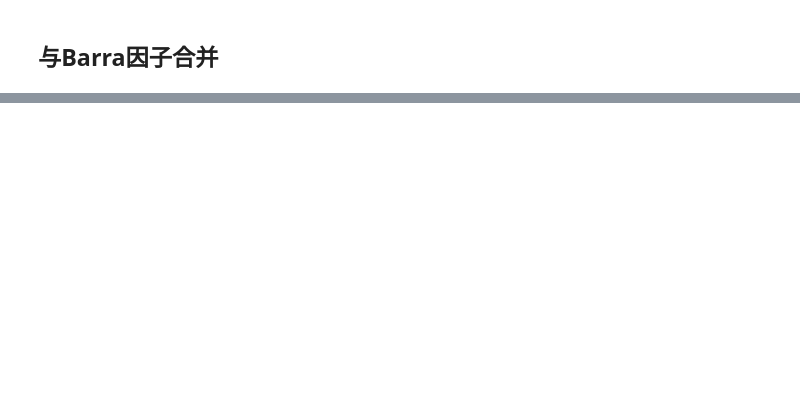
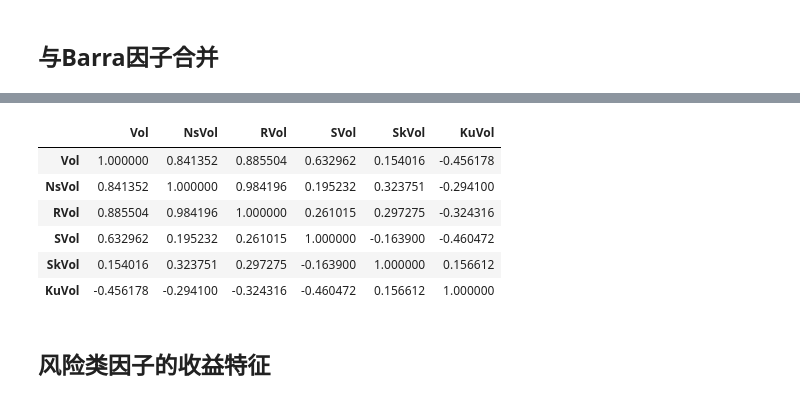
Before and after one commit to BarryBAOWEI/CodeL, a Jupyter notebook: Quant/金工/选股 条件or加强版动量因子 与 低风险因子.ipynb, the cells around one changed output, grey strips where cells are left out. Cells and saved outputs as stored; diff of their text form; code cells hidden in the pictures; blank space fills up the shorter version.

```diff
--- a/Quant/金工/选股 条件or加强版动量因子 与 低风险因子.ipynb
+++ b/Quant/金工/选股 条件or加强版动量因子 与 低风险因子.ipynb
@@ -451,0 +467,17 @@ R_SVol_Df=ComputeMfWithDData(TradeDateDf_M_Used,DfForRet_1,ComputeK_FVol,174,12)
+# %%
+def fillnull_process(df,cols):
+    NumFactorName = cols
+    MedianSeries = df[NumFactorName].median()
+    return df.fillna(dict(zip(MedianSeries.index,MedianSeries.values)))
+# %%
+def scale_Zscore(df,cols):
+    df_ = df.copy()
+    FactorNames = cols
+    df_.loc[:,FactorNames] = (df_.loc[:,FactorNames].sub(df_.loc[:,FactorNames].mean(),axis=1)).div(df_.loc[:,FactorNames].std(),axis=1)
+    return df_
+# %%
+BarraFactorNextR_1=BarraFactorNextR_0.groupby('TRADE_DAYS').apply(extreme_process_MAD,cols=riskFactors).reset_index(drop=True)
+BarraFactorNextR_2=BarraFactorNextR_1.groupby(['TRADE_DAYS','IND']).apply(fillnull_process,cols=riskFactors).reset_index(drop=True)
+BarraFactorNextR_3=BarraFactorNextR_2.groupby(['TRADE_DAYS']).apply(scale_Zscore,cols=riskFactors).reset_index(drop=True)
+# %%
+BarraFactorR_0=BarraFactorNextR_3.merge(AllPriceData_M[['S_INFO_WINDCODE','TRADE_DAYS','Ret']],on=['S_INFO_WINDCODE','TRADE_DAYS'],how='left')
@@ -451,0 +492,12 @@ R_SVol_Df=ComputeMfWithDData(TradeDateDf_M_Used,DfForRet_1,ComputeK_FVol,174,12)
+# %%
+BarraFactorR_0[riskFactors].corr()
+# %% [output]
+|  | Vol | NsVol | RVol | SVol | SkVol | KuVol |
+| Vol | 1.000000 | 0.841352 | 0.885504 | 0.632962 | 0.154016 | -0.456178 |
+| NsVol | 0.841352 | 1.000000 | 0.984196 | 0.195232 | 0.323751 | -0.294100 |
+| RVol | 0.885504 | 0.984196 | 1.000000 | 0.261015 | 0.297275 | -0.324316 |
+| SVol | 0.632962 | 0.195232 | 0.261015 | 1.000000 | -0.163900 | -0.460472 |
+| SkVol | 0.154016 | 0.323751 | 0.297275 | -0.163900 | 1.000000 | 0.156612 |
+| KuVol | -0.456178 | -0.294100 | -0.324316 | -0.460472 | 0.156612 | 1.000000 |
+# %% [markdown]
+## 风险类因子的收益特征
```
Also changed, not shown: parts of 24 cells of this notebook.
